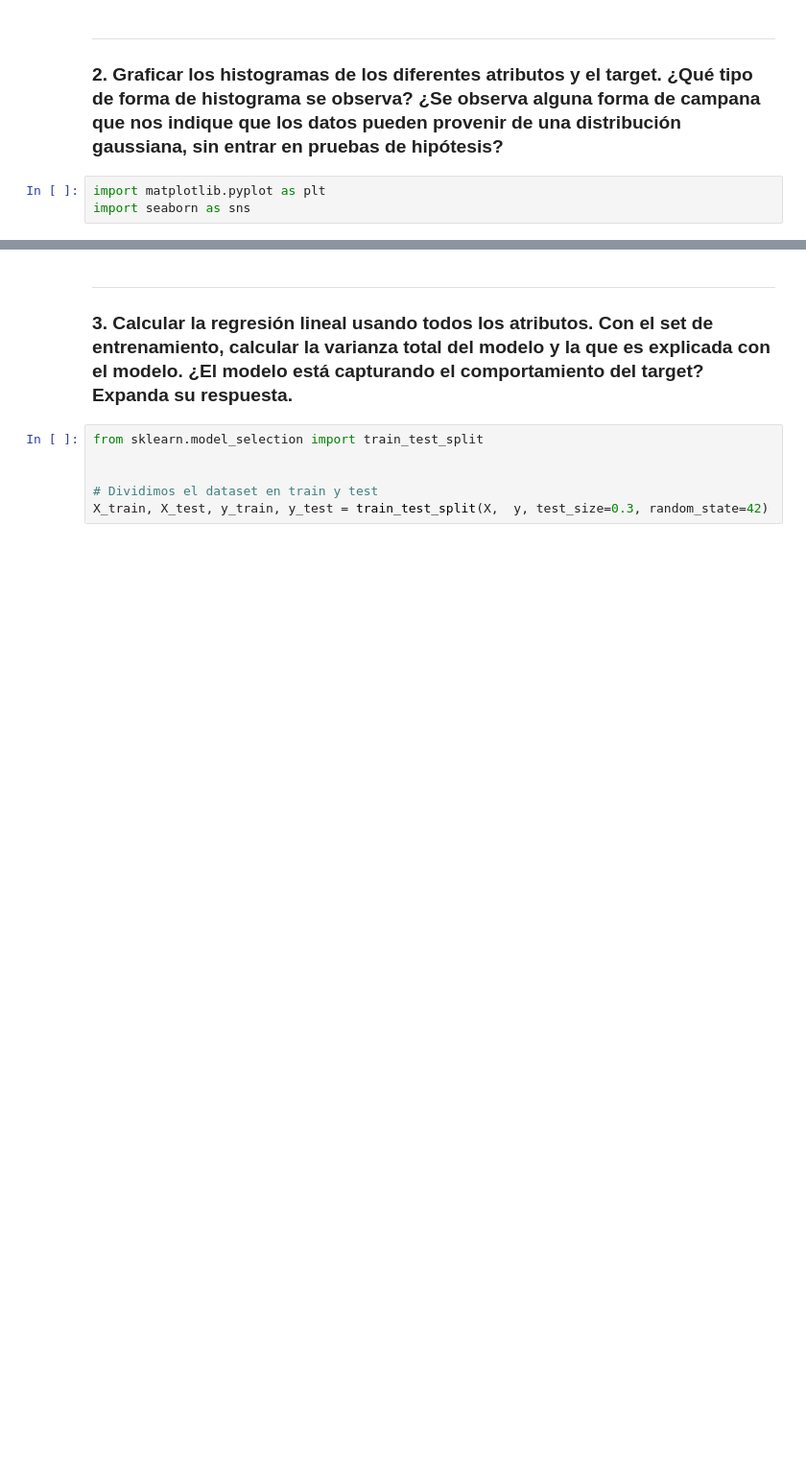
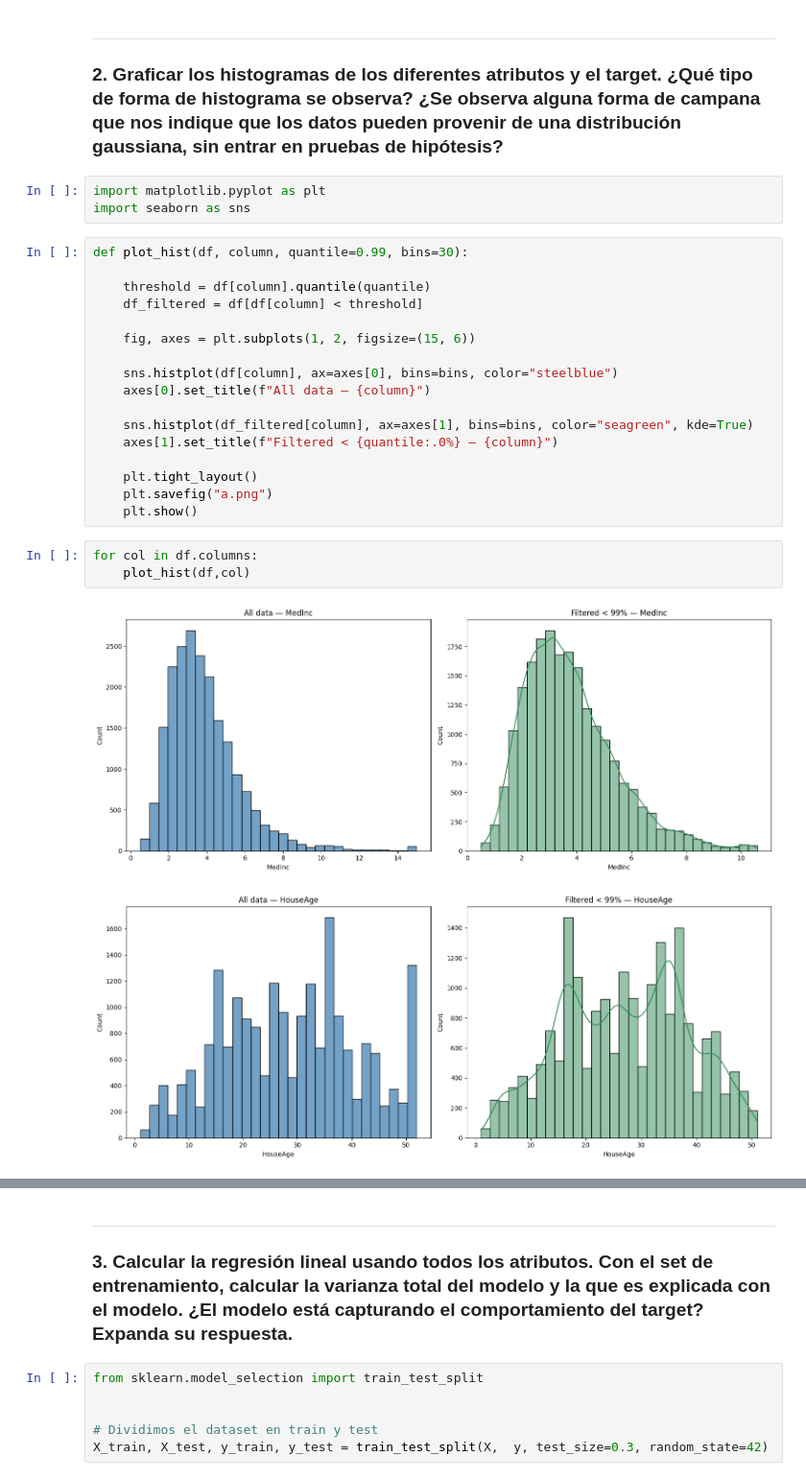
Before and after one commit to abrilnoguera/TP2-IIA, a Jupyter notebook: TP2.ipynb, the cells around one changed output, grey strips where cells are left out. Shown at 96% size. Saved outputs shown, nothing was run; the diff lists cells and outputs as text; blank space fills up the shorter version.

```diff
--- a/TP2.ipynb
+++ b/TP2.ipynb
@@ -57,3 +99,26 @@ Adjunto el link al repositorio con la resulución completa. [Repositorio de Gith
 # %%
 import matplotlib.pyplot as plt
 import seaborn as sns
+# %%
+def plot_hist(df, column, quantile=0.99, bins=30):
+
+    threshold = df[column].quantile(quantile)
+    df_filtered = df[df[column] < threshold]
+
+    fig, axes = plt.subplots(1, 2, figsize=(15, 6))
+
+    sns.histplot(df[column], ax=axes[0], bins=bins, color="steelblue")
+    axes[0].set_title(f"All data — {column}")
+
+    sns.histplot(df_filtered[column], ax=axes[1], bins=bins, color="seagreen", kde=True)
+    axes[1].set_title(f"Filtered < {quantile:.0%} — {column}")
+
+    plt.tight_layout()
+    plt.savefig("a.png")
+    plt.show()
+# %%
+for col in df.columns:
+    plot_hist(df,col)
+# %% [output]
+[figure, added]
+[figure, added]
```
Also changed, not shown: parts of 10 cells of this notebook.
